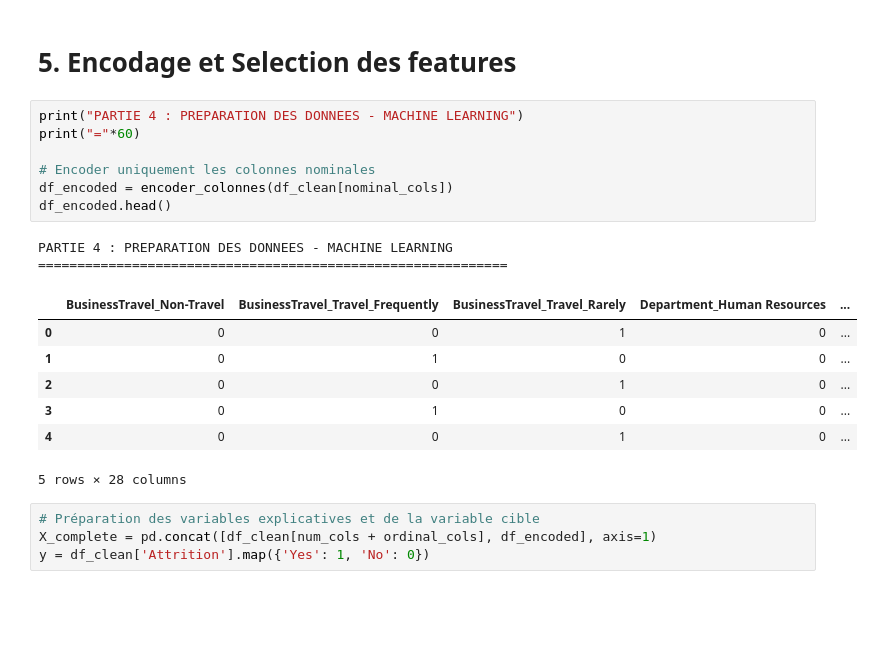
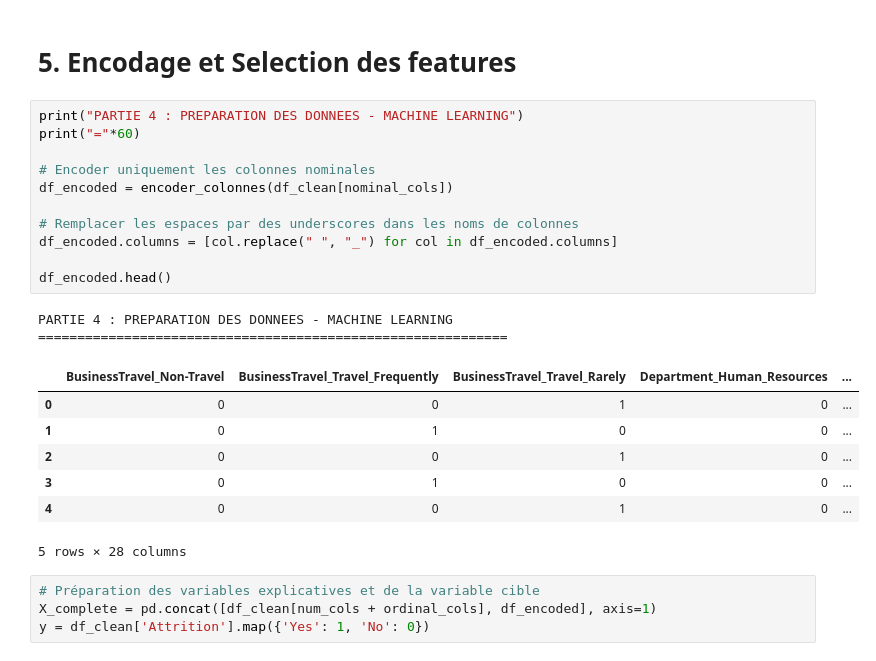
Before and after one commit to manalfarouq/RetentionAI-Backend, a Jupyter notebook: app/services/ml_service.ipynb, the cells around one changed output. Drawn from its saved outputs; the diff is of its cells as text; blank space fills up the shorter version.

Commit message:
fix les colonnes

```diff
--- a/app/services/ml_service.ipynb
+++ b/app/services/ml_service.ipynb
@@ -204,14 +204,18 @@ plt.show()
 # %%
 print("PARTIE 4 : PREPARATION DES DONNEES - MACHINE LEARNING")
 print("="*60)
 
 # Encoder uniquement les colonnes nominales
 df_encoded = encoder_colonnes(df_clean[nominal_cols])
+
+# Remplacer les espaces par des underscores dans les noms de colonnes
+df_encoded.columns = [col.replace(" ", "_") for col in df_encoded.columns]
+
 df_encoded.head()
 # %% [output]
 PARTIE 4 : PREPARATION DES DONNEES - MACHINE LEARNING
 ============================================================
-|  | BusinessTravel_Non-Travel | BusinessTravel_Travel_Frequently | BusinessTravel_Travel_Rarely | Department_Human Resources | ... |
+|  | BusinessTravel_Non-Travel | BusinessTravel_Travel_Frequently | BusinessTravel_Travel_Rarely | Department_Human_Resources | ... |
 | 0 | 0 | 0 | 1 | 0 | ... |
 | 1 | 0 | 1 | 0 | 0 | ... |
 | 2 | 0 | 0 | 1 | 0 | ... |
```
Also changed, not shown: parts of 1 cell of this notebook, 3 other files.
